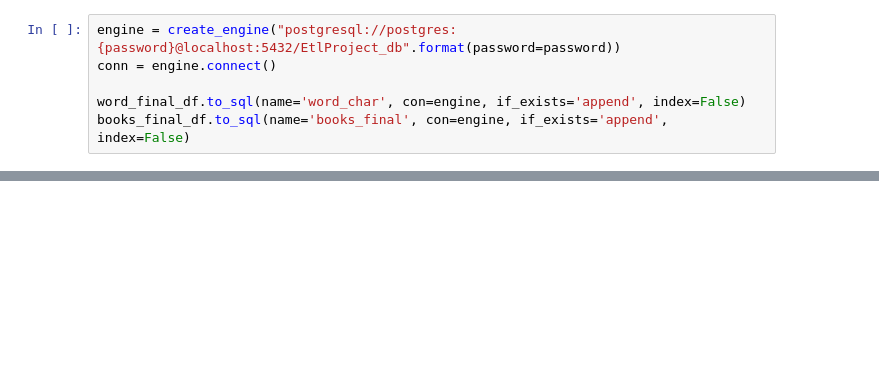
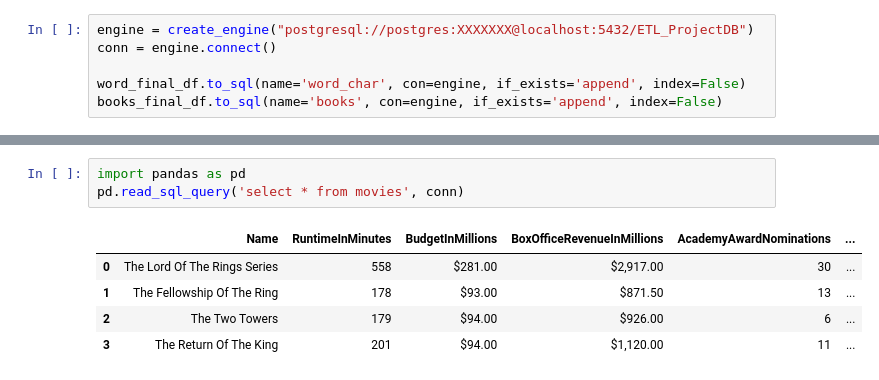
Before and after one commit to gotar1/Data-Engineering-Sqlalchemy, a Jupyter notebook: data_analysis.ipynb, the cells around one changed output, grey strips where cells are left out. Cells and saved outputs as stored; diff of their text form; blank space fills up the shorter version.

```diff
--- a/data_analysis.ipynb
+++ b/data_analysis.ipynb
@@ -41,6 +95,6 @@ books_final_df.head()
 # %%
-engine = create_engine("postgresql://postgres:{password}@localhost:5432/EtlProject_db".format(password=password))
+engine = create_engine("postgresql://postgres:XXXXXXX@localhost:5432/ETL_ProjectDB")
 conn = engine.connect()
 
 word_final_df.to_sql(name='word_char', con=engine, if_exists='append', index=False)
-books_final_df.to_sql(name='books_final', con=engine, if_exists='append', index=False)
+books_final_df.to_sql(name='books', con=engine, if_exists='append', index=False)
@@ -46,0 +106,9 @@ books_final_df.to_sql(name='books_final', con=engine, if_exists='append', index=
+# %%
+import pandas as pd
+pd.read_sql_query('select * from movies', conn)
+# %% [output]
+|  | Name | RuntimeInMinutes | BudgetInMillions | BoxOfficeRevenueInMillions | AcademyAwardNominations | ... |
+| 0 | The Lord Of The Rings Series | 558 | $281.00 | $2,917.00 | 30 | ... |
+| 1 | The Fellowship Of The Ring | 178 | $93.00 | $871.50 | 13 | ... |
+| 2 | The Two Towers | 179 | $94.00 | $926.00 | 6 | ... |
+| 3 | The Return Of The King | 201 | $94.00 | $1,120.00 | 11 | ... |
```
Also changed, not shown: parts of 9 cells of this notebook, 3 other files.
